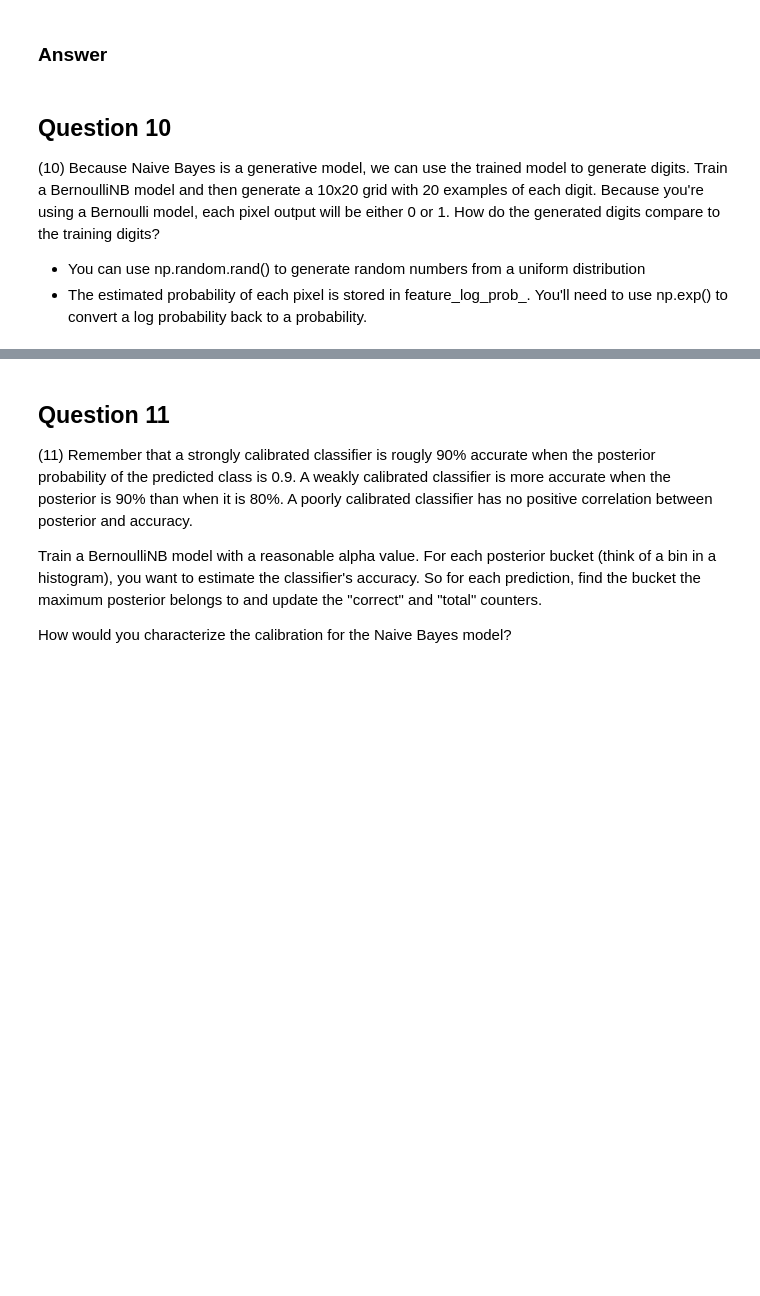
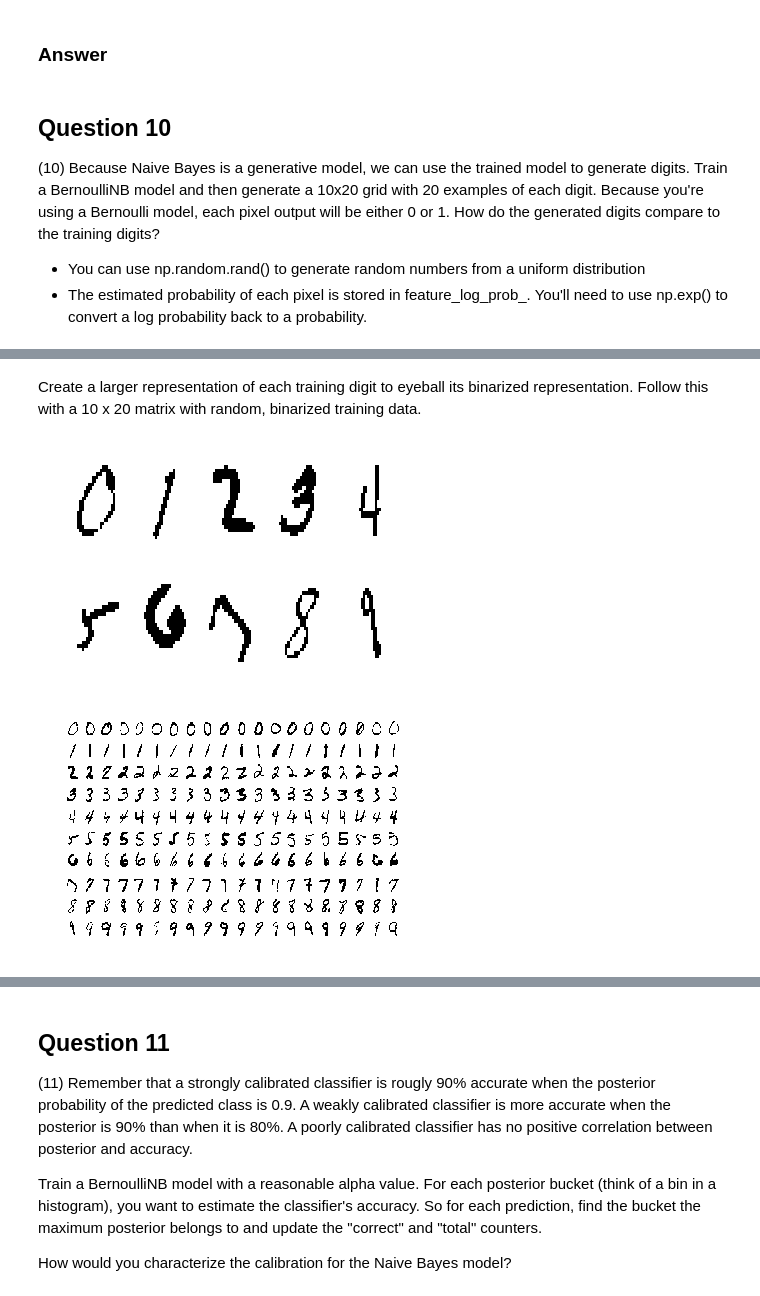
Before and after one commit to bdandersen-berkeley/mids, a Jupyter notebook: W207/homework/brad_andersen_p1.ipynb, the cells around one changed output, grey strips where cells are left out. Saved outputs shown, nothing was run; the diff lists cells and outputs as text; code cells hidden in the pictures; blank space fills up the shorter version.

```diff
--- a/W207/homework/brad_andersen_p1.ipynb
+++ b/W207/homework/brad_andersen_p1.ipynb
@@ -102,7 +102,7 @@ def get_example_digit_indices(digit_list, num_examples = 10):
     assert (type(digit_list) is np.ndarray), "digit_list must be of type NumPy ndarray"
     assert (digit_list.size > 0), "digit_list must not be empty"
     assert (type(num_examples) is int), "num_examples must be of type int"
-    assert (0 < num_examples & num_examples <= 10), "num_examples must be an int between 1 and 10"
+    assert (0 < num_examples & num_examples <= 20), "num_examples must be an int between 1 and 10"
 
     # Create the list of lists to populate with image indices
     digit_indices = [[] for i in range(10)]
@@ -1188,0 +1217,31 @@ Classifier accuracy: 0.571
+# %% [markdown]
+Create a larger representation of each training digit to eyeball its binarized representation.  Follow this with a 10 x 20 matrix with random, binarized training data.
+# %%
+# 2 column x 5 row matrix
+fig, ax = plt.subplots(nrows = 2, ncols = 5)
+
+for row in range(2):
+    for col in range(5):
+        ax[row][col].axis("off")
+        ax[row][col].imshow(
+            X = np.reshape(bisected_train_data[digit_indices[(row * 5) + col][0]], (28, 28)),
+            aspect = "auto",
+            cmap = plt.get_cmap("Greys")
+        )
+plt.show()
+
+# 20 column x 10 row matrix
+fig, ax = plt.subplots(nrows = 10, ncols = IMAGES_PER_DIGIT)
+
+for digit_idx in range(10):
+    for sample_idx in range(IMAGES_PER_DIGIT):
+        ax[digit_idx][sample_idx].axis("off")
+        ax[digit_idx][sample_idx].imshow(
+            X = np.reshape(bisected_train_data[digit_indices[digit_idx][sample_idx]], (28, 28)),
+            aspect = "auto",
+            cmap = plt.get_cmap("Greys")
+        )
+plt.show()
+# %% [output]
+[figure, added]
+[figure, added]
```
Also changed, not shown: parts of 7 cells of this notebook.
